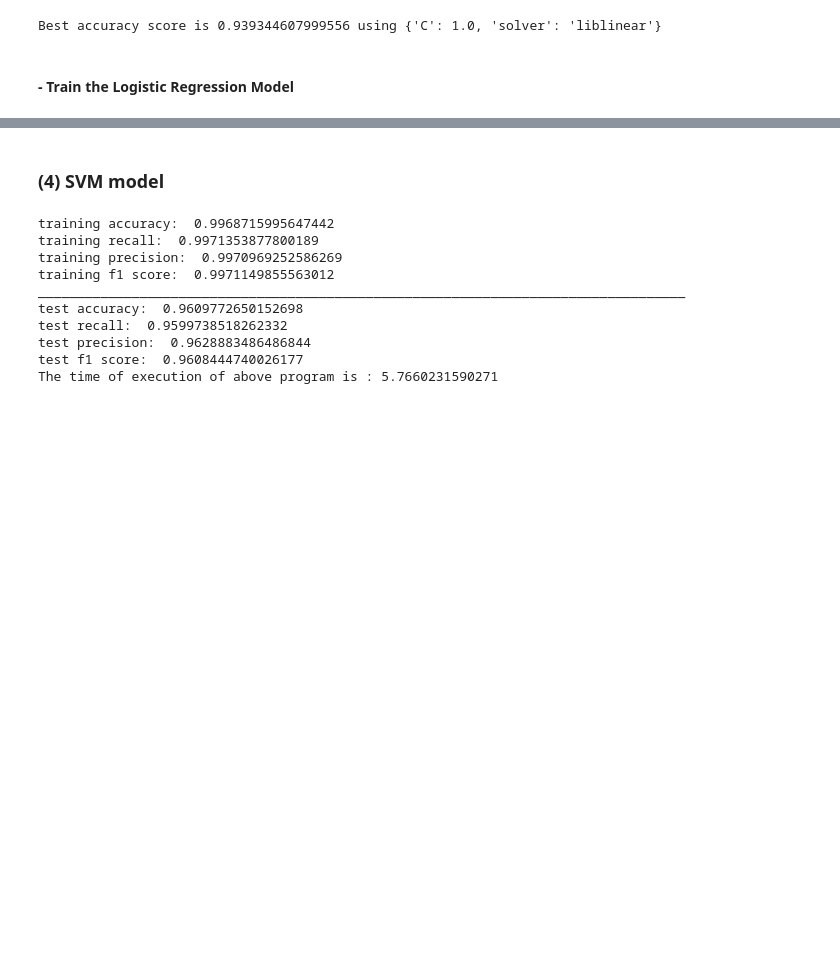
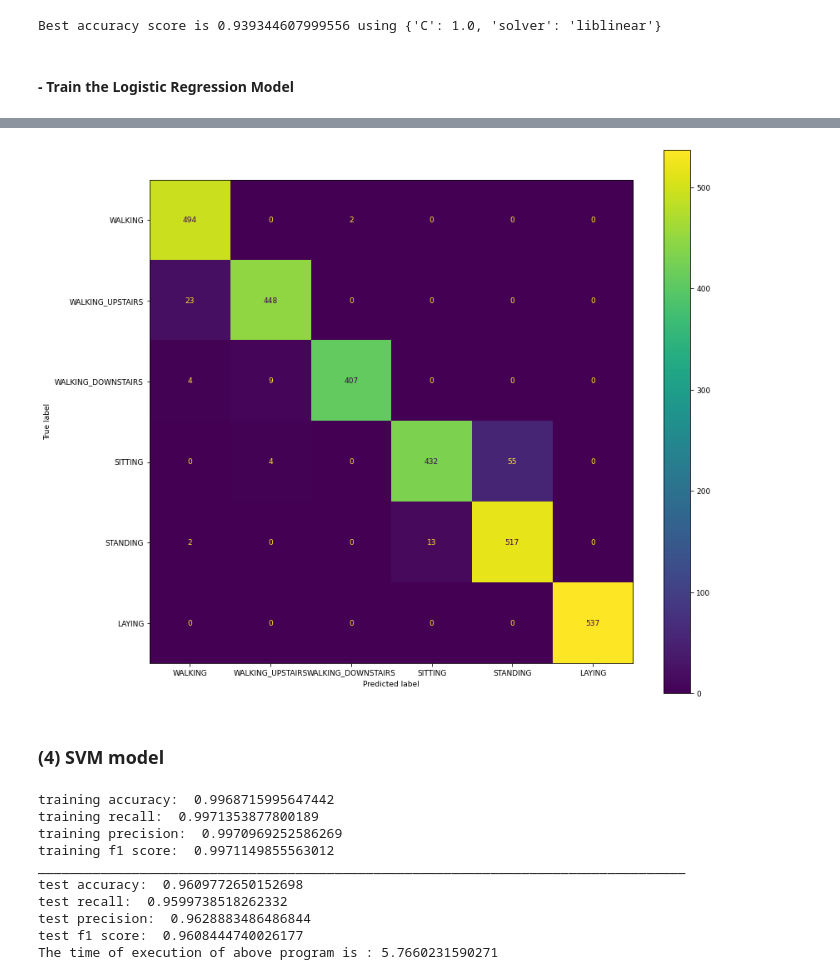
Before and after one commit to xzhangmiles/CS6140_SP_2022_Project_Human_Activity_Recognition, a Jupyter notebook: CS6140_Term_Project_Group_13_Human_Activity_Recognition.ipynb, the cells around one changed output, grey strips where cells are left out. Cells and saved outputs as stored; diff of their text form; code cells hidden in the pictures; blank space fills up the shorter version.

Commit message:
Add ConfusionMatrixDisplay to LogisticRegression part

```diff
--- a/CS6140_Term_Project_Group_13_Human_Activity_Recognition.ipynb
+++ b/CS6140_Term_Project_Group_13_Human_Activity_Recognition.ipynb
@@ -217,6 +217,23 @@ WALKING_DOWNSTAIRS       1.00      0.99      0.99       420
           accuracy                           0.96      2947
          macro avg       0.96      0.96      0.96      2947
       weighted avg       0.96      0.96      0.96      2947
+# %%
+from sklearn.metrics import ConfusionMatrixDisplay, confusion_matrix
+
+# a helper function to plot confusion_matrix
+def plot_confusion_matrix(y_test, y_pred):
+    fig, ax = plt.subplots(figsize=(13, 12))
+    plt.rcParams.update({'font.size': 9})
+    cmp = ConfusionMatrixDisplay(
+        confusion_matrix(y_test, y_pred),
+        display_labels=["WALKING", "WALKING_UPSTAIRS", "WALKING_DOWNSTAIRS", "SITTING","STANDING","LAYING"],
+    )
+    cmp.plot(ax=ax)
+    plt.show();
+
+plot_confusion_matrix(y_test, test_y_predict)
+# %% [output]
+[figure, added]
 # %% [markdown]
 ### (4) SVM model
 # %%
```
Also changed, not shown: parts of 3 cells of this notebook.
